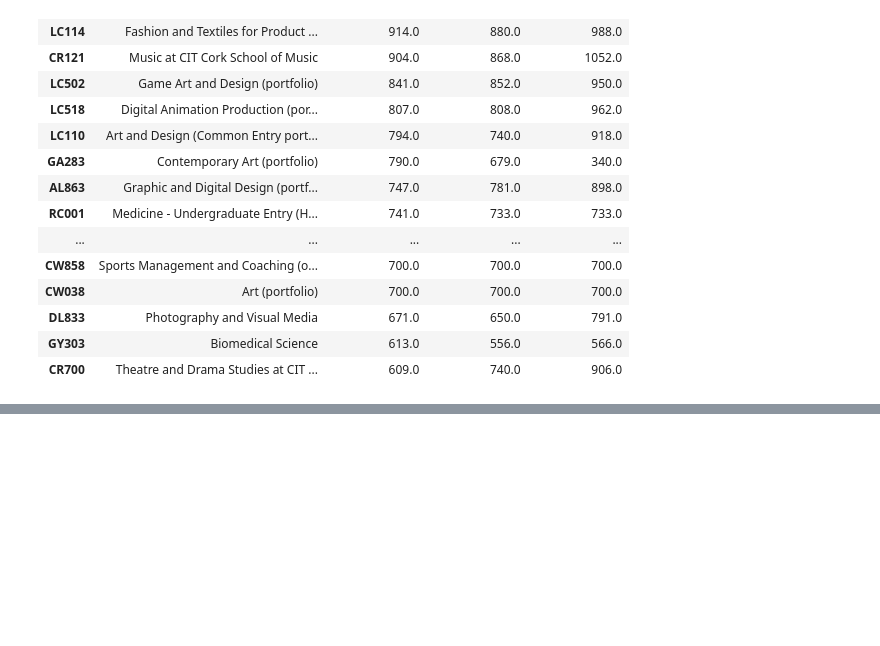
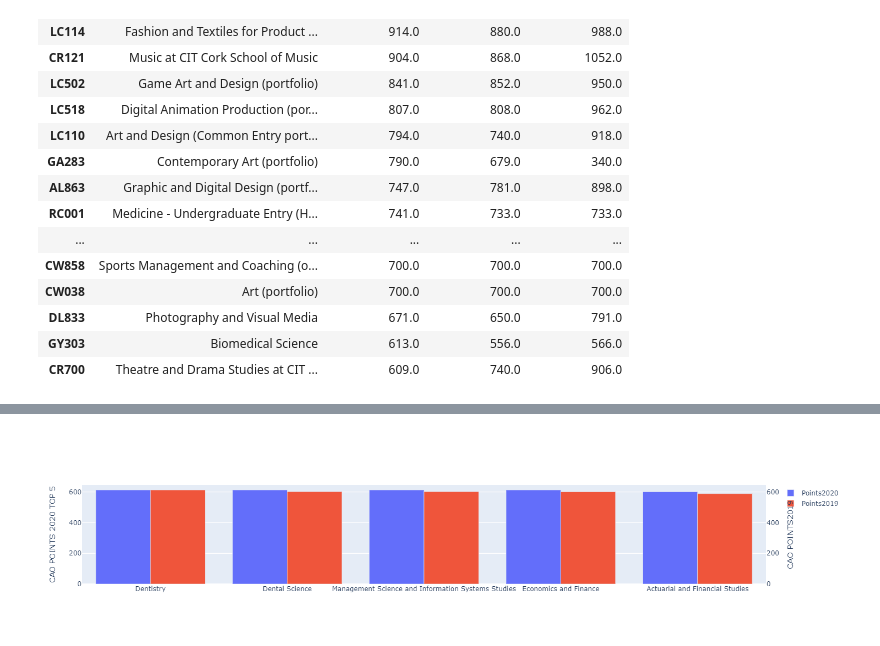
Before and after one commit to katel85/FundamentalsDA, a Jupyter notebook: Practicejoining.ipynb, the cells around one changed output, grey strips where cells are left out. Saved outputs shown, nothing was run; the diff lists cells and outputs as text; code cells hidden in the pictures; blank space fills up the shorter version.

```diff
--- a/Practicejoining.ipynb
+++ b/Practicejoining.ipynb
@@ -1356,0 +1417,5 @@ ac3.dropna().nlargest(19, ['points_r1_2021'], keep='last')
+# %%
+ac3top20= ac3[(ac3['points_r1_2020'] >= 50) & (ac3['points_r1_2020'] < 630)]
+#ac3top20= ac3[(ac3['points_r1_2021'] >= 50) & (ac3['points_r1_2020'] < 800)]
+# %%
+ac3top20=ac3top20.sort_values(by=['points_r1_2020'], ascending=False).head(5)
@@ -1356,0 +1434,17 @@ ac3.dropna().nlargest(19, ['points_r1_2021'], keep='last')
+# %%
+fig = go.Figure(
+    data=[
+        go.Bar(name='Points2020', x=ac3top20["title"], y=ac3top20["points_r1_2020"], yaxis='y', offsetgroup=1),
+        go.Bar(name='Points2019', x=ac3top20["title"], y=ac3top20["points_r1_2019"], yaxis='y2', offsetgroup=2),
+            ],
+    layout={
+        'yaxis': {'title': 'CAO POINTS 2020 TOP 5 '},
+        'yaxis2': {'title': 'CAO POINTS2019', 'overlaying': 'y', 'side': 'right'}
+    }
+)
+
+# Change the bar mode
+fig.update_layout(barmode='group')
+fig.show()
+# %% [output]
+[figure, added]
```
Also changed, not shown: parts of 27 cells of this notebook, 8 other files.
